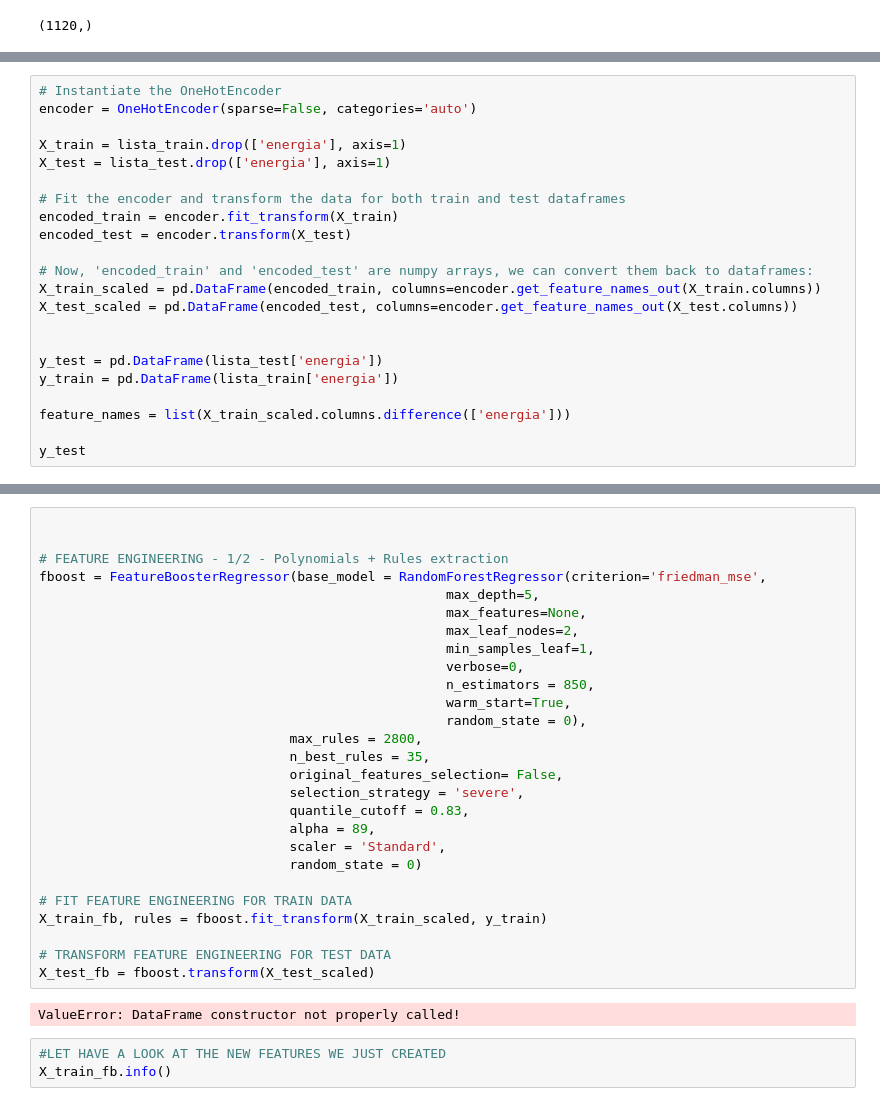
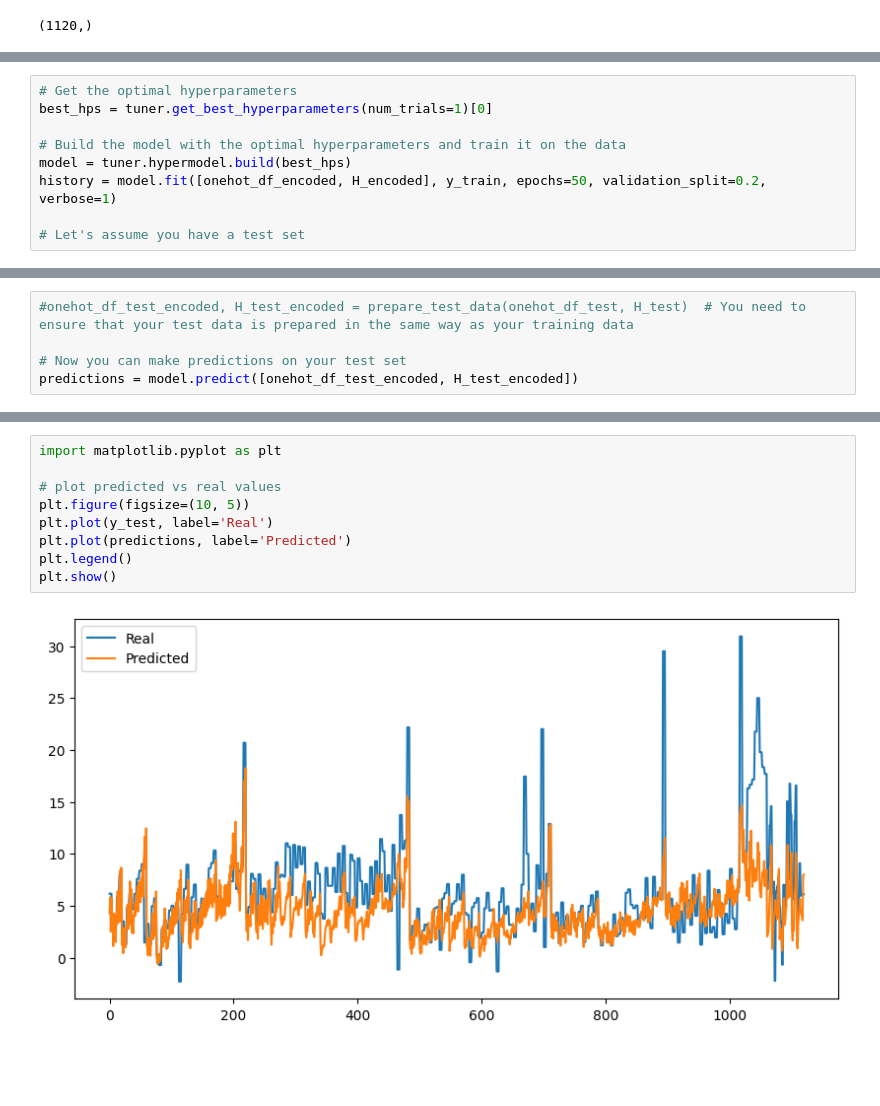
Before and after one commit to DeeDevelopment-AI/resmol, a Jupyter notebook: notebooks/2.0-sdj-CNN.ipynb, the cells around one changed output, grey strips where cells are left out. Drawn from its saved outputs; the diff is of its cells as text; blank space fills up the shorter version.

```diff
--- a/notebooks/2.0-sdj-CNN.ipynb
+++ b/notebooks/2.0-sdj-CNN.ipynb
@@ -178,0 +226,9 @@ y_test.shape
+# %%
+# Get the optimal hyperparameters
+best_hps = tuner.get_best_hyperparameters(num_trials=1)[0]
+
+# Build the model with the optimal hyperparameters and train it on the data
+model = tuner.hypermodel.build(best_hps)
+history = model.fit([onehot_df_encoded, H_encoded], y_train, epochs=50, validation_split=0.2, verbose=1)
+
+# Let's assume you have a test set
@@ -178,0 +253,5 @@ y_test.shape
+# %%
+#onehot_df_test_encoded, H_test_encoded = prepare_test_data(onehot_df_test, H_test)  # You need to ensure that your test data is prepared in the same way as your training data
+
+# Now you can make predictions on your test set
+predictions = model.predict([onehot_df_test_encoded, H_test_encoded])
@@ -380,22 +274,0 @@ R-squared Score (R^2_lr_binned):  0.33190085055080254
-# %%
-# Instantiate the OneHotEncoder
-encoder = OneHotEncoder(sparse=False, categories='auto')
-
-X_train = lista_train.drop(['energia'], axis=1)
-X_test = lista_test.drop(['energia'], axis=1)
-
-# Fit the encoder and transform the data for both train and test dataframes
-encoded_train = encoder.fit_transform(X_train)
-encoded_test = encoder.transform(X_test)
-
-# Now, 'encoded_train' and 'encoded_test' are numpy arrays, we can convert them back to dataframes:
-X_train_scaled = pd.DataFrame(encoded_train, columns=encoder.get_feature_names_out(X_train.columns))
-X_test_scaled = pd.DataFrame(encoded_test, columns=encoder.get_feature_names_out(X_test.columns))
-
-
-y_test = pd.DataFrame(lista_test['energia'])
-y_train = pd.DataFrame(lista_train['energia'])
-
-feature_names = list(X_train_scaled.columns.difference(['energia']))
-
-y_test
@@ -416,32 +275,11 @@ y_test
-# %%
-
-
-# FEATURE ENGINEERING - 1/2 - Polynomials + Rules extraction
-fboost = FeatureBoosterRegressor(base_model = RandomForestRegressor(criterion='friedman_mse',
-                                                    max_depth=5,
-                                                    max_features=None,
-                                                    max_leaf_nodes=2,
-                                                    min_samples_leaf=1,
-                                                    verbose=0,
-                                                    n_estimators = 850,
-                                                    warm_start=True,
-                                                    random_state = 0),
-                                max_rules = 2800,
-                                n_best_rules = 35,
-                                original_features_selection= False,
-                                selection_strategy = 'severe',
-                                quantile_cutoff = 0.83,
-                                alpha = 89,
-                                scaler = 'Standard',
-                                random_state = 0)
-
-# FIT FEATURE ENGINEERING FOR TRAIN DATA
-X_train_fb, rules = fboost.fit_transform(X_train_scaled, y_train)
-
-# TRANSFORM FEATURE ENGINEERING FOR TEST DATA
-X_test_fb = fboost.transform(X_test_scaled)
-# %% [output]
-ValueError: DataFrame constructor not properly called!
-# %%
-#LET HAVE A LOOK AT THE NEW FEATURES WE JUST CREATED
-X_train_fb.info()
+# %%
+import matplotlib.pyplot as plt
+
+# plot predicted vs real values
+plt.figure(figsize=(10, 5))
+plt.plot(y_test, label='Real')
+plt.plot(predictions, label='Predicted')
+plt.legend()
+plt.show()
+# %% [output]
+[figure, added]
```
Also changed, not shown: parts of 13 cells of this notebook.
